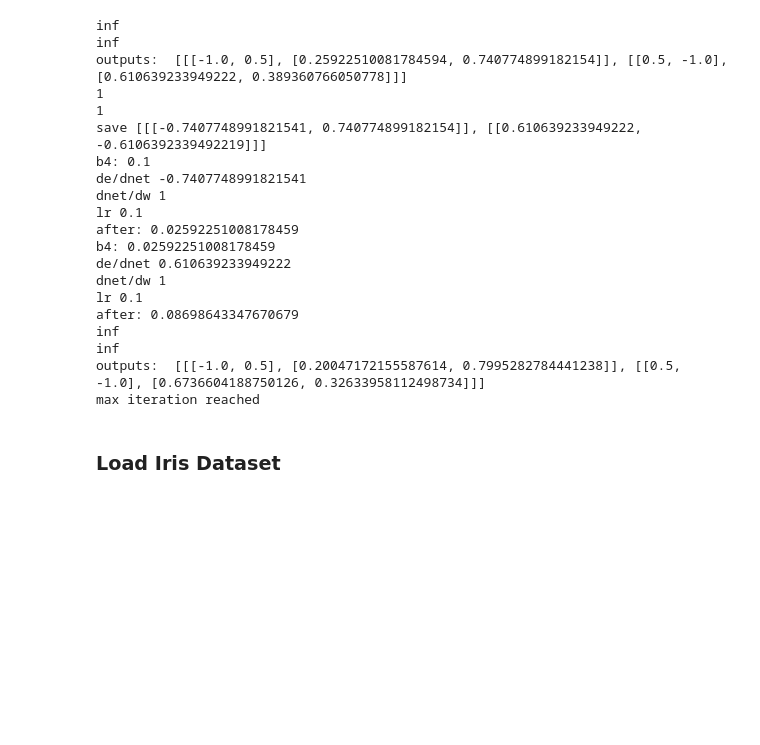
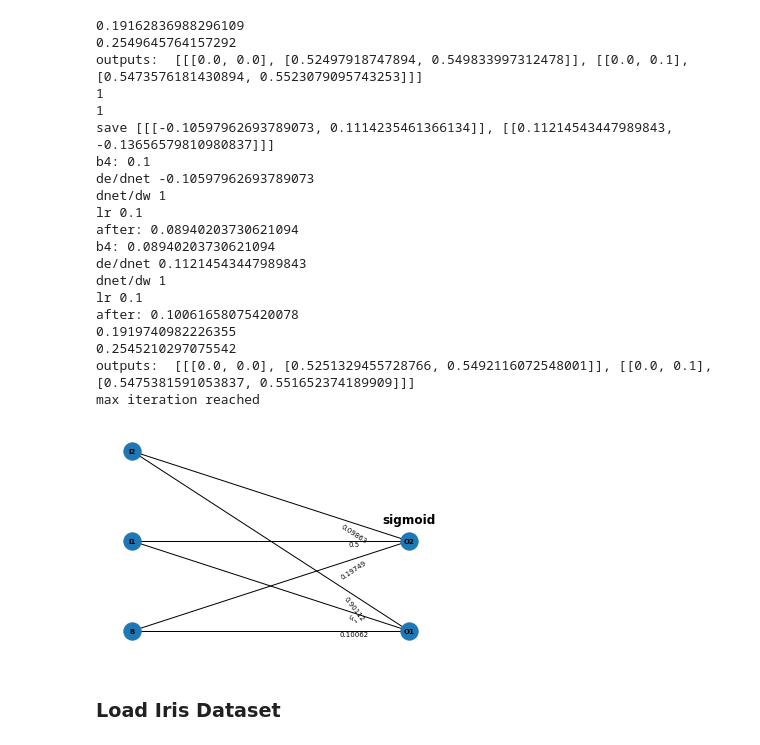
Before and after one commit to JayaMangalo/ffnn-backpropagation, a Jupyter notebook: src/TubesB_13520011.ipynb, the cells around one changed output. Cells and saved outputs as stored; diff of their text form; code cells hidden in the pictures; blank space fills up the shorter version.

```diff
--- a/src/TubesB_13520011.ipynb
+++ b/src/TubesB_13520011.ipynb
@@ -86,7 +86,7 @@ class Layer:
     return loss
 # %%
 class BackPropagation:
-  def __init__(self, model, layers, input, output_target, learning_rate, error_threshold, max_iter, batch_size, stopped_by):
+  def __init__(self, model, layers, input, output_target, learning_rate, error_threshold, max_iter, batch_size):
     self.model = model
     self.layers = layers
     self.input = input
@@ -411,44 +411,45 @@ def visualizeModel(layers):
     plt.axis('off')
     plt.show()
 # %%
-model, layers, input, output_target, target_weights, learning_rate, error_threshold, max_iter, batch_size = loadModel("softmax.json")
+model, layers, input, output_target, target_weights, learning_rate, error_threshold, max_iter, batch_size = loadModel("sigmoid.json")
 # print("layers", layers)
 # print("input", input)
 # print("output_target", output_target)
 # print("target_weights", target_weights)
 # print("learning_rate", learning_rate)
 # print("error_threshold", error_threshold)
 # print("max_iter", max_iter)
 # print("batch_size", batch_size)
 bp = BackPropagation(model, layers, input, output_target, learning_rate, error_threshold, max_iter, batch_size)
 # print(bp.outputs)
 
 # print(bp.outputs[0][1][1])
 #visualizeModel(layers)
 bp.run_backprop()
-#visualizeModel(layers)
+visualizeModel(layers)
 # print(output)
 # %% [output]
-inf
-inf
-outputs:  [[[-1.0, 0.5], [0.25922510081784594, 0.740774899182154]], [[0.5, -1.0], [0.610639233949222, 0.389360766050778]]]
+0.19162836988296109
+0.2549645764157292
+outputs:  [[[0.0, 0.0], [0.52497918747894, 0.549833997312478]], [[0.0, 0.1], [0.5473576181430894, 0.5523079095743253]]]
 1
 1
-save [[[-0.7407748991821541, 0.740774899182154]], [[0.610639233949222, -0.6106392339492219]]]
+save [[[-0.10597962693789073, 0.1114235461366134]], [[0.11214543447989843, -0.13656579810980837]]]
 b4: 0.1
-de/dnet -0.7407748991821541
+de/dnet -0.10597962693789073
 dnet/dw 1
 lr 0.1
-after: 0.02592251008178459
-b4: 0.02592251008178459
-de/dnet 0.610639233949222
+after: 0.08940203730621094
+b4: 0.08940203730621094
+de/dnet 0.11214543447989843
 dnet/dw 1
 lr 0.1
-after: 0.08698643347670679
-inf
-inf
-outputs:  [[[-1.0, 0.5], [0.20047172155587614, 0.7995282784441238]], [[0.5, -1.0], [0.6736604188750126, 0.32633958112498734]]]
+after: 0.10061658075420078
+0.1919740982226355
+0.2545210297075542
+outputs:  [[[0.0, 0.0], [0.5251329455728766, 0.5492116072548001]], [[0.0, 0.1], [0.5475381591053837, 0.551652374189909]]]
 max iteration reached
+[figure, added]
 # %% [markdown]
 ### Load Iris Dataset
 # %%
```
Also changed, not shown: 1 other file.
